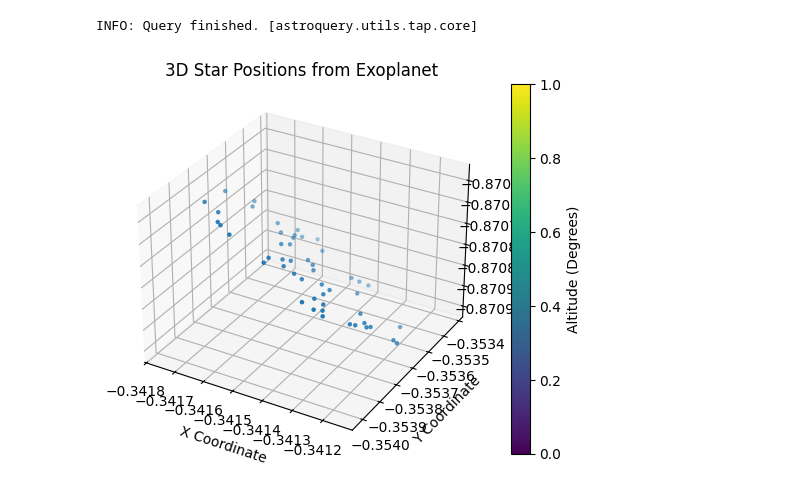
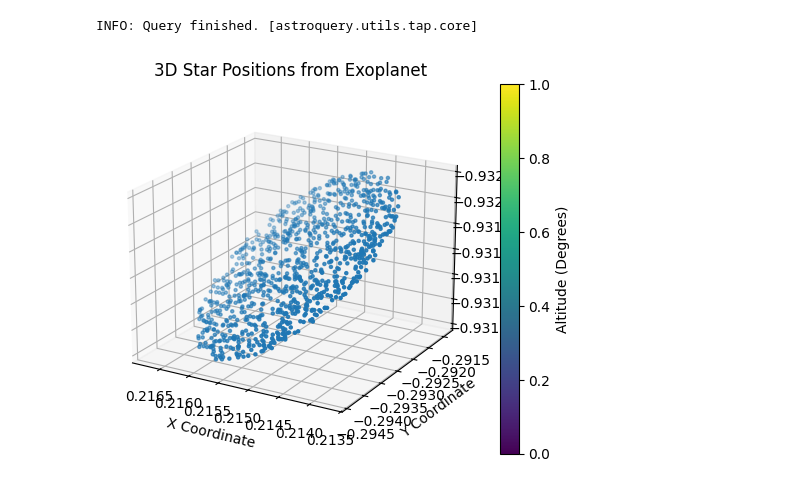
Before and after one commit to waffles-codes/NasaExoSkyChallengeFork, a Jupyter notebook: 3d_plot.ipynb, the cells around one changed output. Saved outputs shown, nothing was run; the diff lists cells and outputs as text; code cells hidden in the pictures.

Commit message:
3d plot data check

```diff
--- a/3d_plot.ipynb
+++ b/3d_plot.ipynb
@@ -7,11 +7,11 @@ import astropy.units as u
 from mpl_toolkits.mplot3d import Axes3D
 import matplotlib.pyplot as plt
 # %%
-Gaia.ROW_LIMIT = 100000
+Gaia.ROW_LIMIT = 1000
 # %%
 coord = SkyCoord(ra=280, dec=-60, unit=(u.degree, u.degree))
-width = u.Quantity(0.1, u.deg)
-height = u.Quantity(0.1, u.deg)
+width = u.Quantity(10, u.deg)
+height = u.Quantity(10, u.deg)
 r = Gaia.query_object_async(coordinate=coord, width=width, height=height)
 planet_location = EarthLocation(lat=45*u.deg, lon=120*u.deg, height=0*u.m)
 azimuths = []
@@ -35,13 +35,14 @@ z = r * np.sin(altitude_rad)
 # %%
 fig = plt.figure()
 ax = fig.add_subplot(111, projection='3d')
 scatter = ax.scatter(x, y, z, cmap='viridis', s=5)
 cbar = plt.colorbar(scatter)
 cbar.set_label('Altitude (Degrees)')
 ax.set_xlabel('X Coordinate')
 ax.set_ylabel('Y Coordinate')
 ax.set_zlabel('Z Coordinate')
 ax.set_title('3D Star Positions from Exoplanet')
+ax.view_init(200, 60)
 plt.show()
 # %% [output]
-[figure, old version]
+[figure, new version]
```
Also changed, not shown: parts of 1 cell of this notebook.
